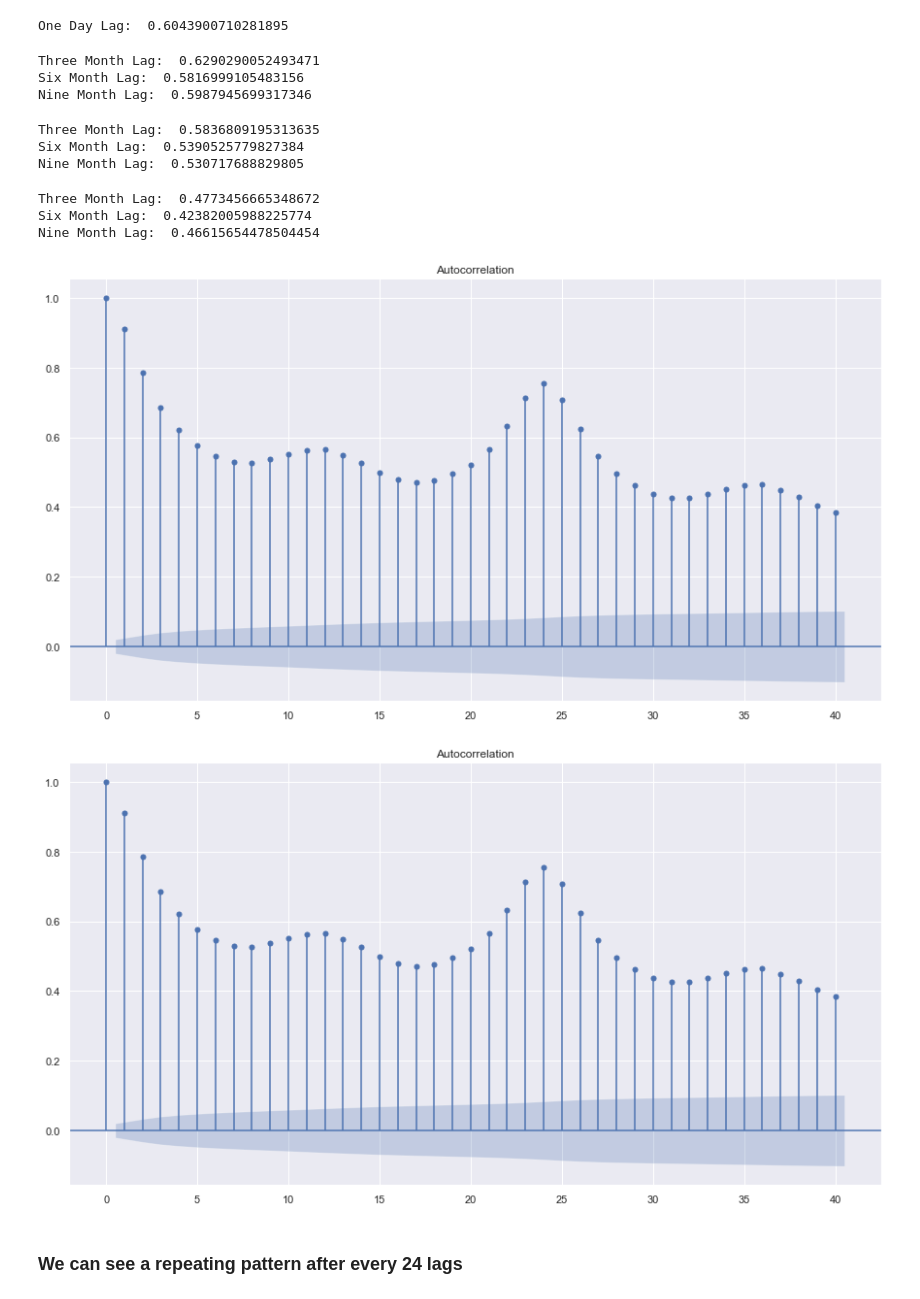
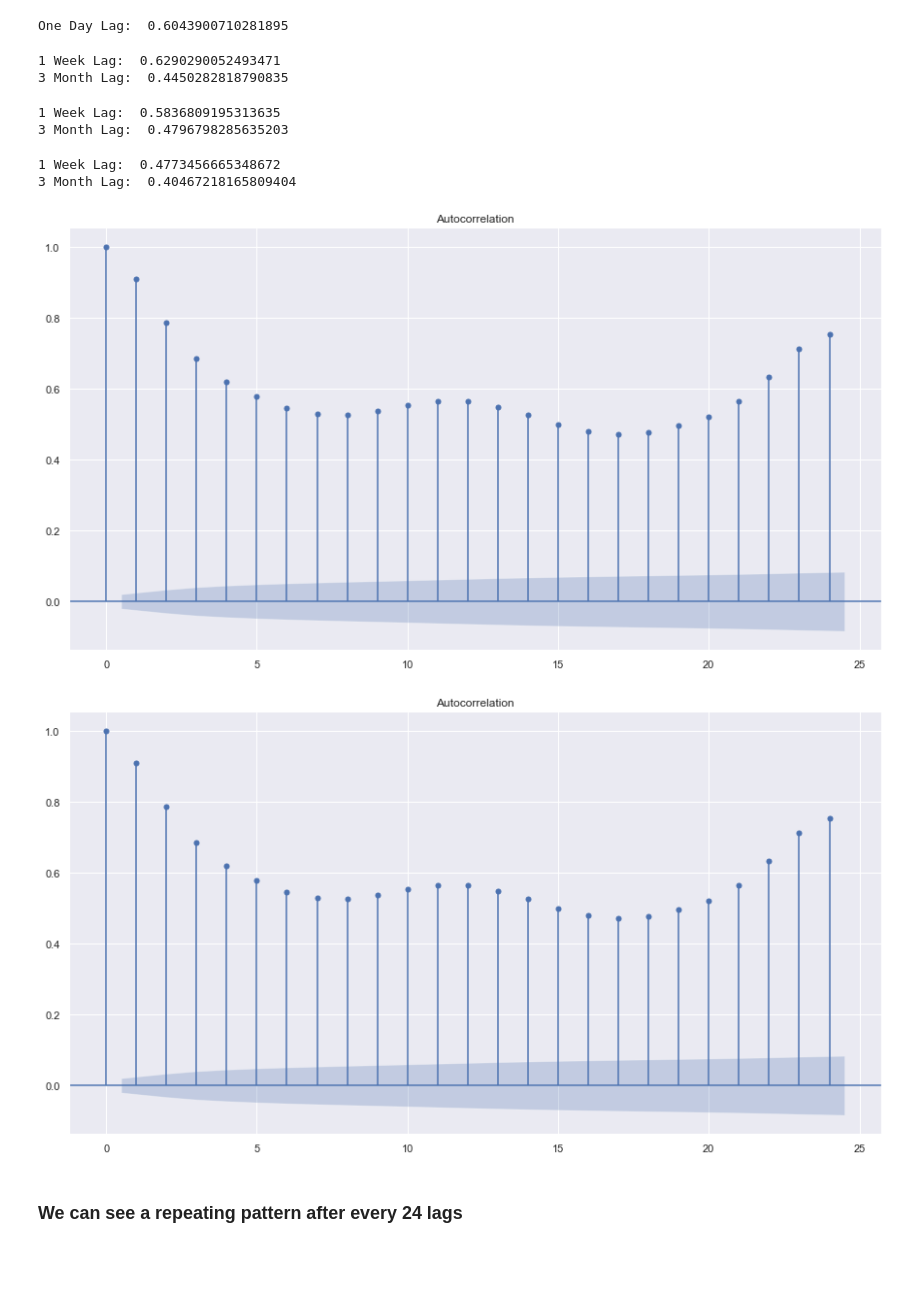
Before and after one commit to Jitensid/Data-Science-Lab-Submissions, a Jupyter notebook: Lab 6/DS Lab Exp 6.ipynb, the cells around one changed output. Saved outputs shown, nothing was run; the diff lists cells and outputs as text; code cells hidden in the pictures; blank space fills up the shorter version.

```diff
--- a/Lab 6/DS Lab Exp 6.ipynb
+++ b/Lab 6/DS Lab Exp 6.ipynb
@@ -457,43 +458,34 @@ print("One Day Lag: ", autocorrelation_lag1)
 One Day Lag:  0.6043900710281895
 # %%
 autocorrelation_lag7 = df['PT08.S4(NO2)'].autocorr(lag=24*7)
-print('Three Month Lag: ', autocorrelation_lag7)
-autocorrelation_lag14 = df['PT08.S4(NO2)'].autocorr(lag=24*14)
-print('Six Month Lag: ', autocorrelation_lag14)
-autocorrelation_lag21 = df['PT08.S4(NO2)'].autocorr(lag=24*21)
-print('Nine Month Lag: ', autocorrelation_lag21)
+print('1 Week Lag: ', autocorrelation_lag7)
+autocorrelation_lag14 = df['PT08.S4(NO2)'].autocorr(lag=24*7*12)
+print('3 Month Lag: ', autocorrelation_lag14)
 # %% [output]
-Three Month Lag:  0.6290290052493471
-Six Month Lag:  0.5816999105483156
-Nine Month Lag:  0.5987945699317346
+1 Week Lag:  0.6290290052493471
+3 Month Lag:  0.4450282818790835
 # %%
 autocorrelation_lag7 = df['NO2(GT)'].autocorr(lag=24*7)
-print('Three Month Lag: ', autocorrelation_lag7)
-autocorrelation_lag14 = df['NO2(GT)'].autocorr(lag=24*14)
-print('Six Month Lag: ', autocorrelation_lag14)
-autocorrelation_lag21 = df['NO2(GT)'].autocorr(lag=24*21)
-print('Nine Month Lag: ', autocorrelation_lag21)
+print('1 Week Lag: ', autocorrelation_lag7)
+autocorrelation_lag14 = df['NO2(GT)'].autocorr(lag=24*7*12)
+print('3 Month Lag: ', autocorrelation_lag14)
 # %% [output]
-Three Month Lag:  0.5836809195313635
-Six Month Lag:  0.5390525779827384
-Nine Month Lag:  0.530717688829805
+1 Week Lag:  0.5836809195313635
+3 Month Lag:  0.4796798285635203
 # %%
 autocorrelation_lag7 = df['PT08.S3(NOx)'].autocorr(lag=24*7)
-print('Three Month Lag: ', autocorrelation_lag7)
-autocorrelation_lag14 = df['PT08.S3(NOx)'].autocorr(lag=24*14)
-print('Six Month Lag: ', autocorrelation_lag14)
-autocorrelation_lag21 = df['PT08.S3(NOx)'].autocorr(lag=24*21)
-print('Nine Month Lag: ', autocorrelation_lag21)
+print('1 Week Lag: ', autocorrelation_lag7)
+autocorrelation_lag14 = df['PT08.S3(NOx)'].autocorr(lag=24*7*12)
+print('3 Month Lag: ', autocorrelation_lag14)
 # %% [output]
-Three Month Lag:  0.4773456665348672
-Six Month Lag:  0.42382005988225774
-Nine Month Lag:  0.46615654478504454
+1 Week Lag:  0.4773456665348672
+3 Month Lag:  0.40467218165809404
 # %%
 from statsmodels.graphics.tsaplots import plot_acf
-plot_acf(df['PT08.S4(NO2)'])
+plot_acf(df['PT08.S4(NO2)'], lags=24)
 # %% [output]
-[figure, old version]
+[figure, new version]
-[figure, old version]
+[figure, new version]
 # %% [markdown]
 ### We can see a repeating pattern after every 24 lags
 # %%
```
Also changed, not shown: parts of 12 cells of this notebook, 4 other files.
